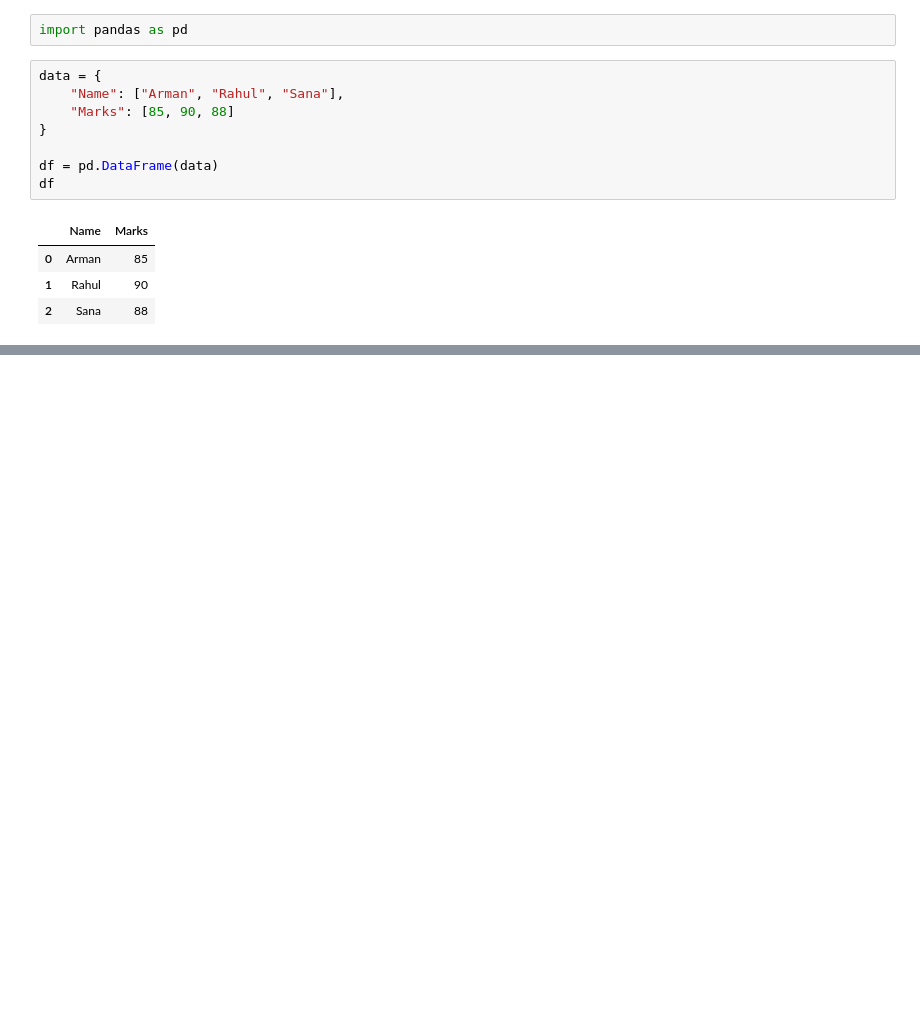
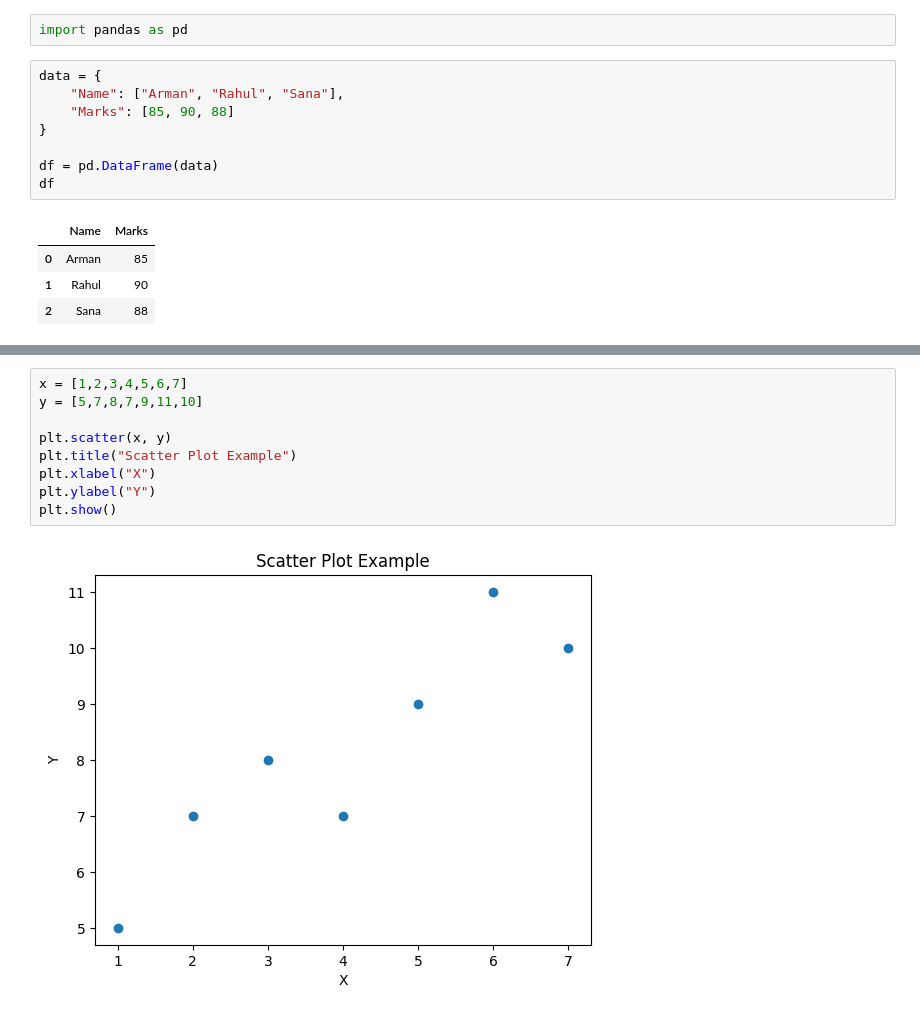
Before and after one commit to mo-arman/Data_Analyst_Journey, a Jupyter notebook: Practice.ipynb, the cells around one changed output, grey strips where cells are left out. Saved outputs shown, nothing was run; the diff lists cells and outputs as text; blank space fills up the shorter version.

```diff
--- a/Practice.ipynb
+++ b/Practice.ipynb
@@ -15,0 +41,11 @@ df
+# %%
+x = [1,2,3,4,5,6,7]
+y = [5,7,8,7,9,11,10]
+
+plt.scatter(x, y)
+plt.title("Scatter Plot Example")
+plt.xlabel("X")
+plt.ylabel("Y")
+plt.show()
+# %% [output]
+[figure, added]
```
Also changed, not shown: parts of 4 cells of this notebook.
